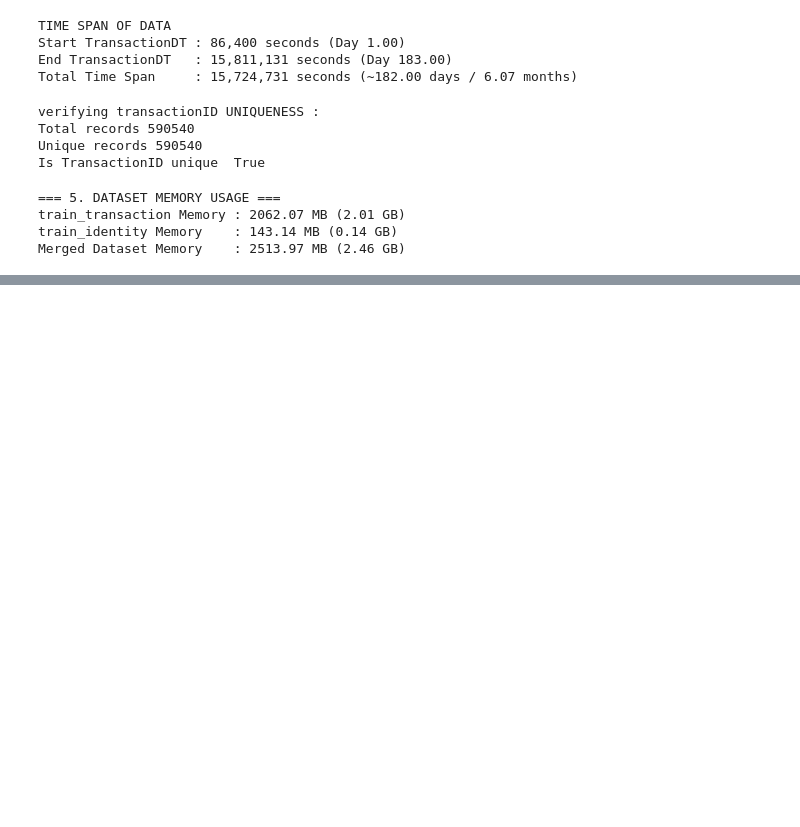
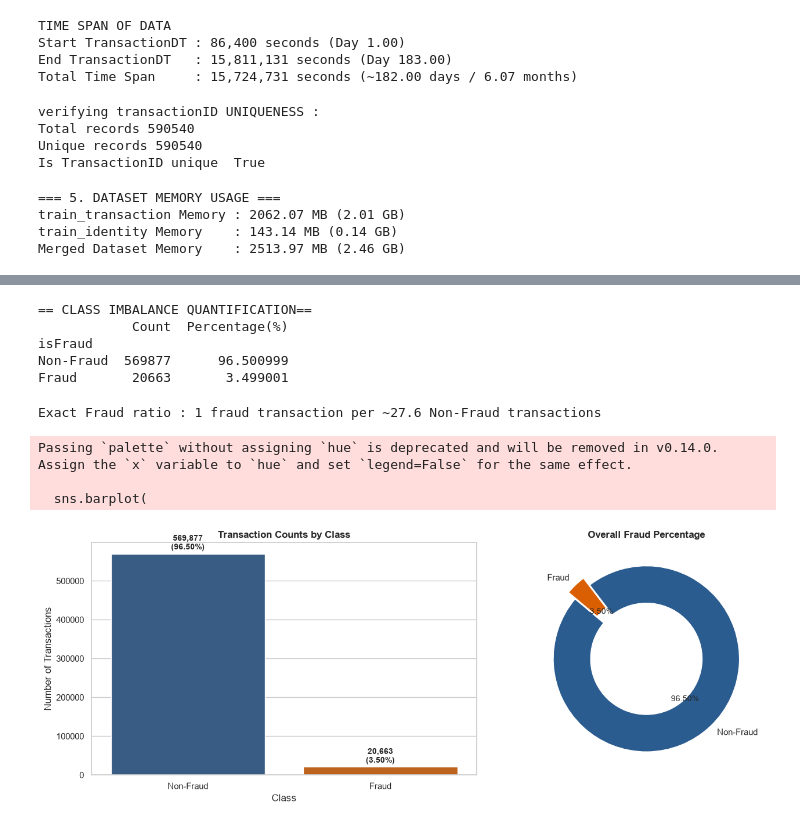
Before and after one commit to hamzaaboutaleb/fraud-detection, a Jupyter notebook: notebooks/01_eda/01_thorough_eda.ipynb.ipynb, the cells around one changed output, grey strips where cells are left out. Saved outputs shown, nothing was run; the diff lists cells and outputs as text; code cells hidden in the pictures; blank space fills up the shorter version.

Commit message:
add imbalance Quantification

```diff
--- a/notebooks/01_eda/01_thorough_eda.ipynb.ipynb
+++ b/notebooks/01_eda/01_thorough_eda.ipynb.ipynb
@@ -96,0 +149,18 @@ txt_cols=
+# %%
+sns.set_theme(style="whitegrid")
+plt.rcParams["font.size"] = 10
+# %%
+# 1. Exact fraud cs non fraud counts and pourcentages
+print("== CLASS IMBALANCE QUANTIFICATION==")
+counts=train["isFraud"].value_counts().rename({0:"Non-Fraud",1:"Fraud"})
+percentages = (
+    train["isFraud"].value_counts(normalize=True) * 100
+).rename({0: "Non-Fraud", 1: "Fraud"})
+imbalance_df= pd.DataFrame({"Count":counts,"Percentage(%)":percentages})
+print(imbalance_df)
+# %% [output]
+== CLASS IMBALANCE QUANTIFICATION==
+            Count  Percentage(%)
+isFraud
+Non-Fraud  569877      96.500999
+Fraud       20663       3.499001
@@ -96,0 +171,47 @@ txt_cols=
+# %%
+print(f"Exact Fraud ratio : 1 fraud transaction per ~{ratio:.1f} Non-Fraud transactions")
+# %% [output]
+Exact Fraud ratio : 1 fraud transaction per ~27.6 Non-Fraud transactions
+# %%
+# visualize Overall Class imbalance
+fig,axes=plt.subplots(1,2,figsize=(14,5))
+# Subplot 1 : Bar Chart
+sns.barplot(
+    x=counts.index,
+    y=counts.values,
+    palette=["#2b5c8f", "#d95f02"],
+    ax=axes[0],
+)
+axes[0].set_title("Transaction Counts by Class", fontsize=12, fontweight="bold")
+axes[0].set_ylabel("Number of Transactions")
+axes[0].set_xlabel("Class")
+# Annotate bars with counts and percentages
+for i, (count, pct) in enumerate(zip(counts, percentages)):
+    axes[0].text(
+        i,
+        count + 5000,
+        f"{count:,}\n({pct:.2f}%)",
+        ha="center",
+        va="bottom",
+        fontweight="bold",
+    )
+
+# Subplot 2: Donut Chart
+axes[1].pie(
+    counts,
+    labels=counts.index,
+    colors=["#2b5c8f", "#d95f02"],
+    autopct="%1.2f%%",
+    startangle=140,
+    explode=(0, 0.1),
+    wedgeprops=dict(width=0.4, edgecolor="w"),
+)
+axes[1].set_title("Overall Fraud Percentage", fontsize=12, fontweight="bold")
+
+plt.tight_layout()
+plt.show()
+# %% [output]
+Passing `palette` without assigning `hue` is deprecated and will be removed in v0.14.0. Assign the `x` variable to `hue` and set `legend=False` for the same effect.
+
+  sns.barplot(
+[figure, added]
```
Also changed, not shown: parts of 7 cells of this notebook, 2 other files.
